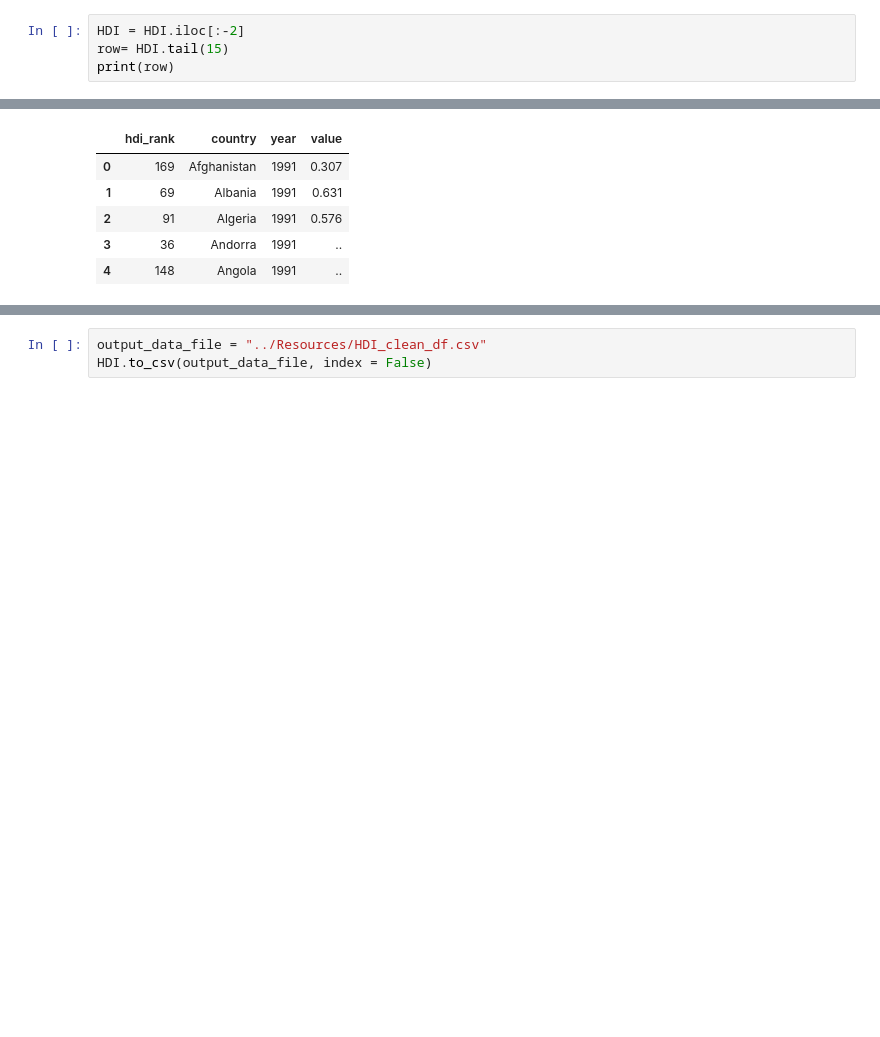
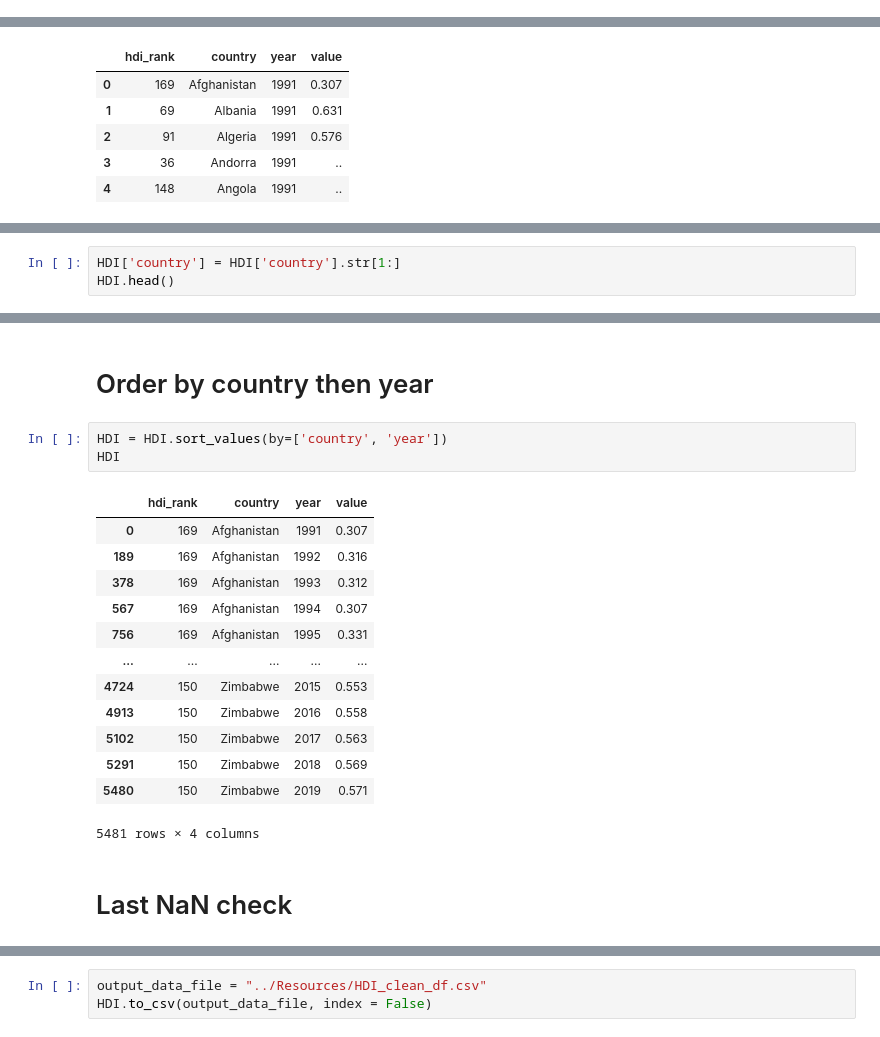
Before and after one commit to InsiyaKanjee/Project-2, a Jupyter notebook: Code/Transform_HDI.ipynb, the cells around one changed output, grey strips where cells are left out. Drawn from its saved outputs; the diff is of its cells as text; blank space fills up the shorter version.

```diff
--- a/Code/Transform_HDI.ipynb
+++ b/Code/Transform_HDI.ipynb
@@ -188,4 +179,0 @@ print(row)
-# %%
-HDI = HDI.iloc[:-2]
-row= HDI.tail(15)
-print(row)
@@ -227,0 +199,3 @@ HDI.head()
+# %%
+HDI['country'] = HDI['country'].str[1:]
+HDI.head()
@@ -227,0 +209,21 @@ HDI.head()
+# %% [markdown]
+# Order by country then year
+# %%
+HDI = HDI.sort_values(by=['country', 'year'])
+HDI
+# %% [output]
+|  | hdi_rank | country | year | value |
+| 0 | 169 | Afghanistan | 1991 | 0.307 |
+| 189 | 169 | Afghanistan | 1992 | 0.316 |
+| 378 | 169 | Afghanistan | 1993 | 0.312 |
+| 567 | 169 | Afghanistan | 1994 | 0.307 |
+| 756 | 169 | Afghanistan | 1995 | 0.331 |
+| ... | ... | ... | ... | ... |
+| 4724 | 150 | Zimbabwe | 2015 | 0.553 |
+| 4913 | 150 | Zimbabwe | 2016 | 0.558 |
+| 5102 | 150 | Zimbabwe | 2017 | 0.563 |
+| 5291 | 150 | Zimbabwe | 2018 | 0.569 |
+| 5480 | 150 | Zimbabwe | 2019 | 0.571 |
+5481 rows × 4 columns
+# %% [markdown]
+# Last NaN check
```
Also changed, not shown: parts of 34 cells of this notebook, 8 other files.
